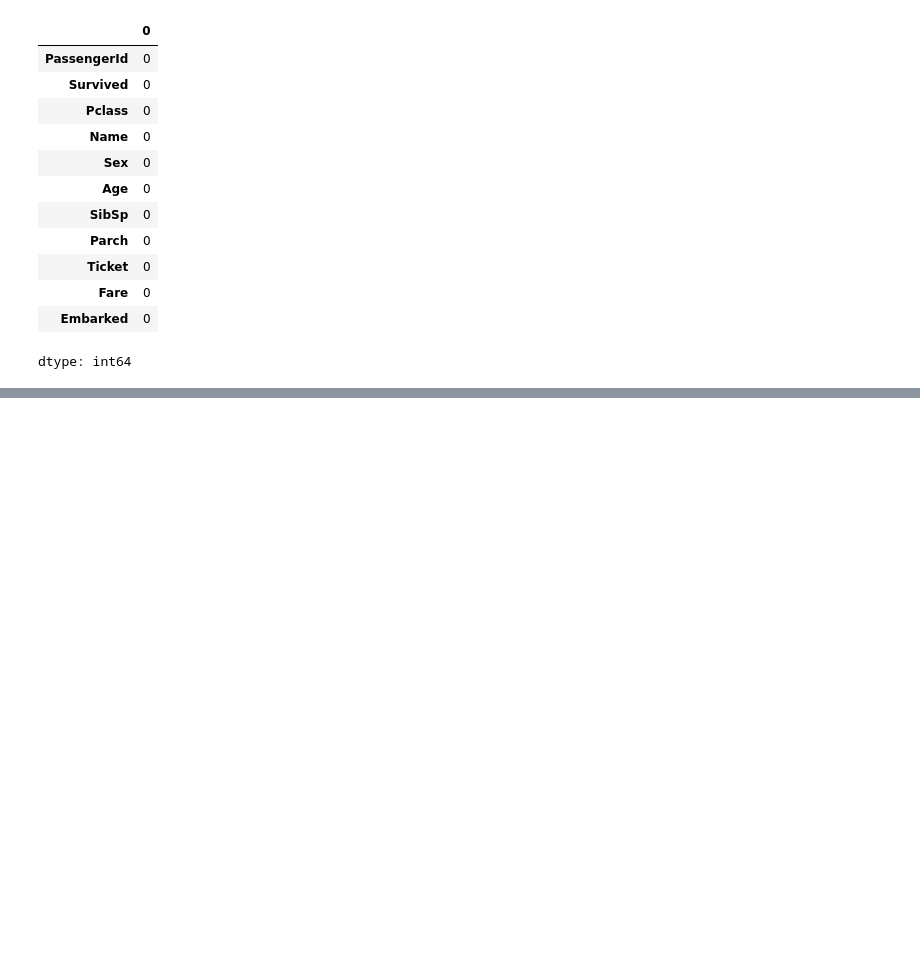
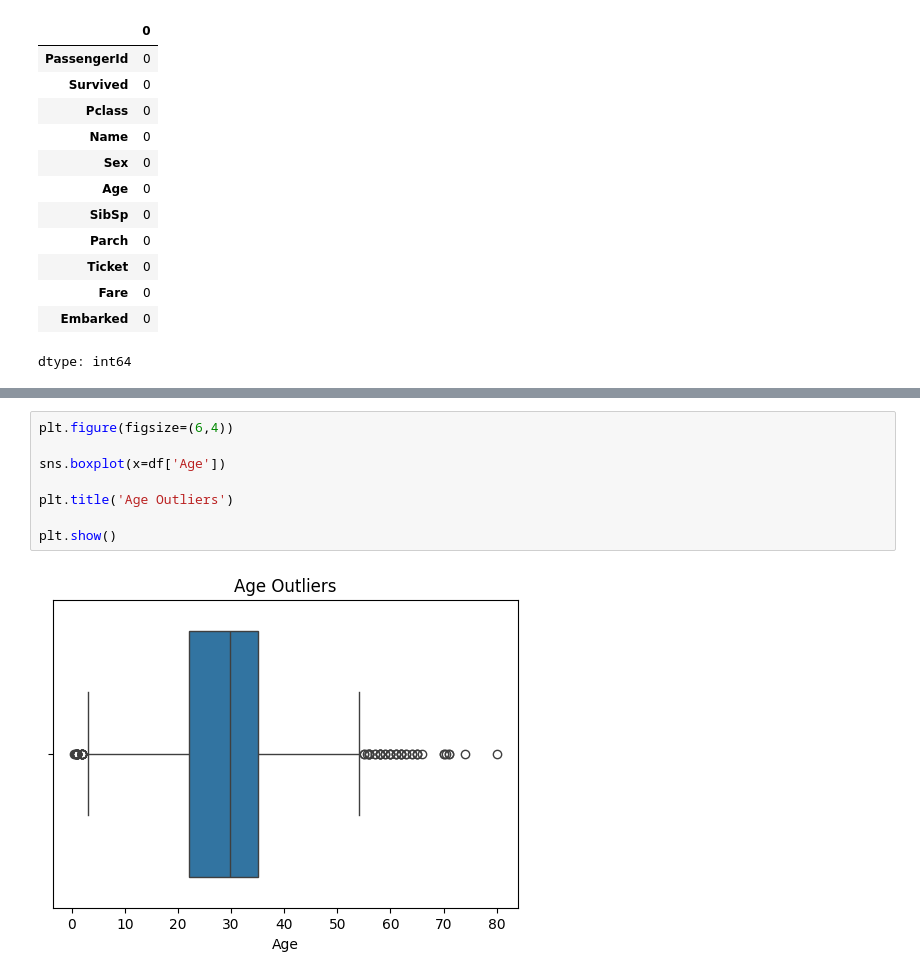
Before and after one commit to Shibu09-tech/AI-ML-Projects-and-Notes, a Jupyter notebook: Lab3_Data_Cleaning_and_Preprocessing_Techniques/notebook.ipynb, the cells around one changed output, grey strips where cells are left out. Cells and saved outputs as stored; diff of their text form; blank space fills up the shorter version.

```diff
--- a/Lab3_Data_Cleaning_and_Preprocessing_Techniques/notebook.ipynb
+++ b/Lab3_Data_Cleaning_and_Preprocessing_Techniques/notebook.ipynb
@@ -142,0 +163,10 @@ dtype: int64
+# %%
+plt.figure(figsize=(6,4))
+
+sns.boxplot(x=df['Age'])
+
+plt.title('Age Outliers')
+
+plt.show()
+# %% [output]
+[figure, added]
```
Also changed, not shown: parts of 9 cells of this notebook.
